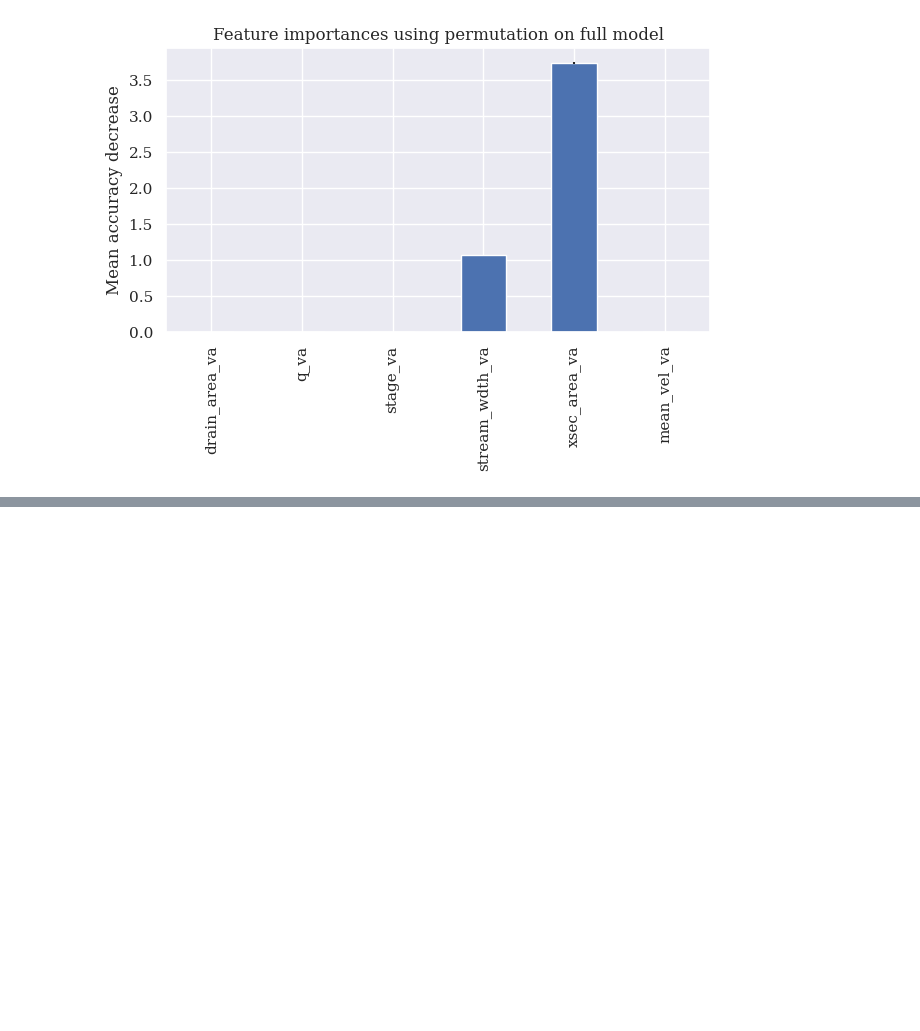
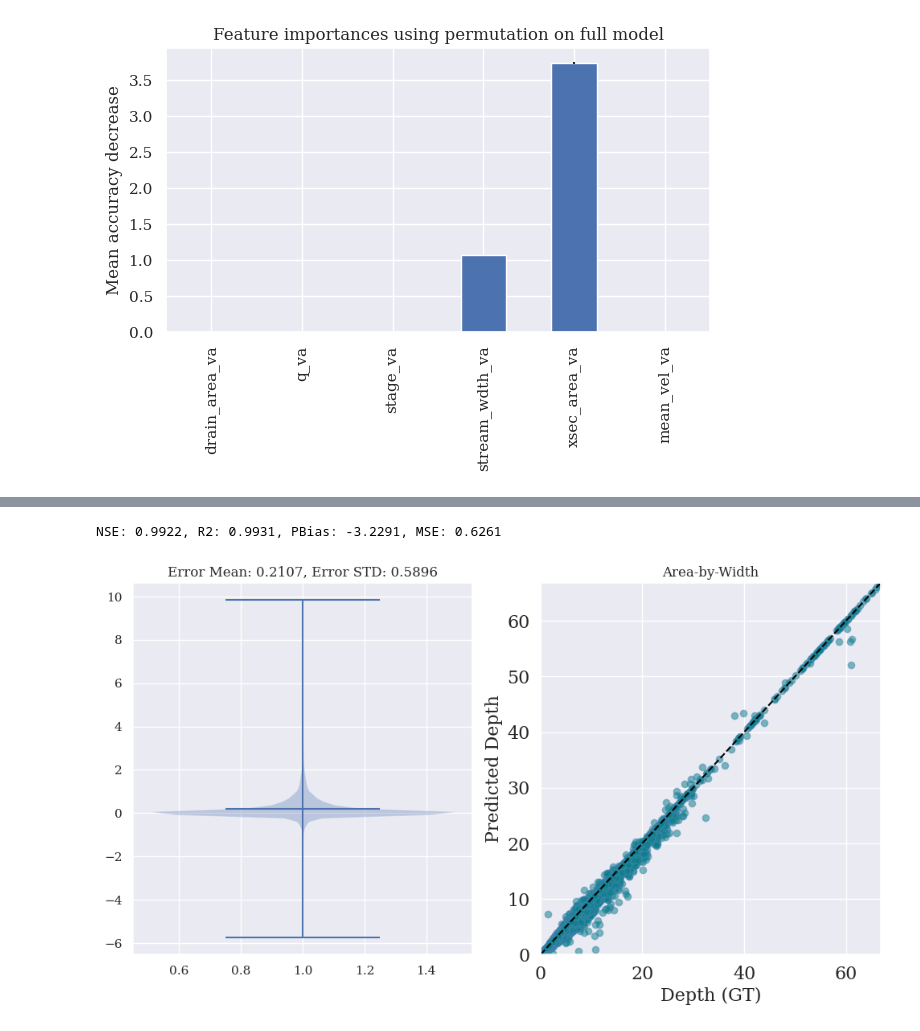
Before and after one commit to smhassanerfani/si2022, a Jupyter notebook: tauraat/mlp.ipynb, the cells around one changed output, grey strips where cells are left out. Saved outputs shown, nothing was run; the diff lists cells and outputs as text; code cells hidden in the pictures; blank space fills up the shorter version.

```diff
--- a/tauraat/mlp.ipynb
+++ b/tauraat/mlp.ipynb
@@ -116,0 +129,5 @@ plt.show()
+# %%
+scatter_plot(test['mean_depth_va'], test['xsec_area_va'].to_numpy().ravel() / test['stream_wdth_va'].to_numpy().ravel(), model_name='Area-by-Width')
+# %% [output]
+NSE: 0.9922, R2: 0.9931, PBias: -3.2291, MSE: 0.6261
+[figure, added]
```
Also changed, not shown: parts of 1 cell of this notebook.
